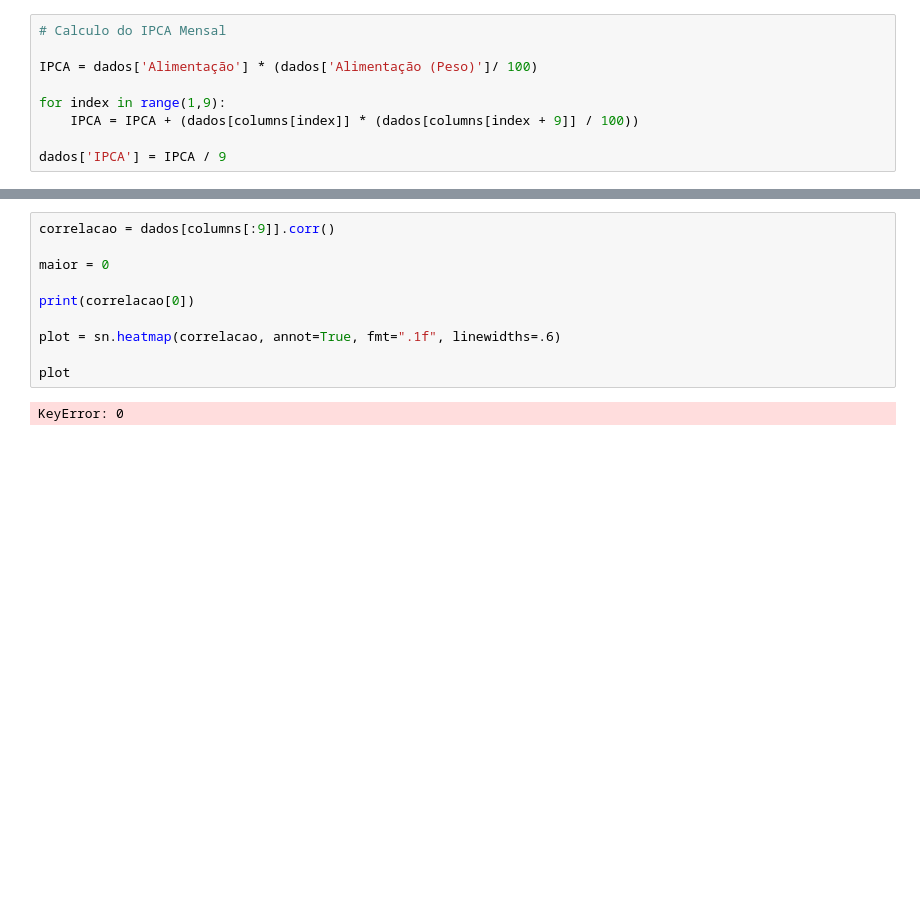
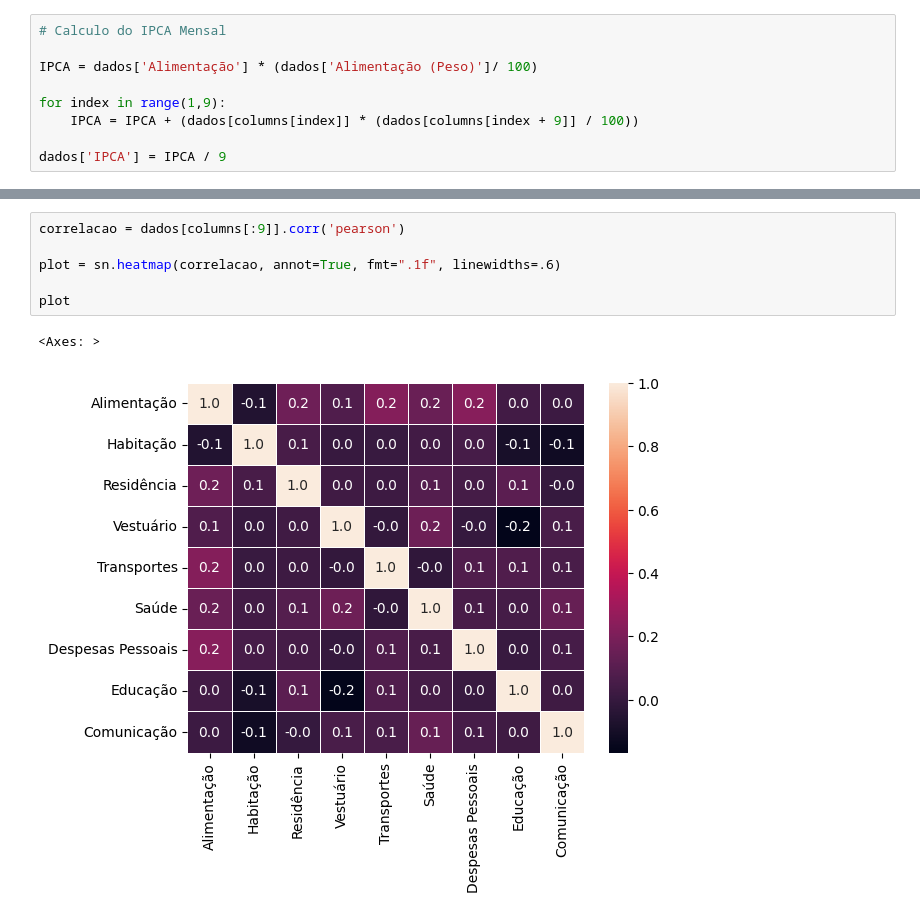
Before and after one commit to masterkey-07/proj-prob-ibge, a Jupyter notebook: notebook.ipynb, the cells around one changed output, grey strips where cells are left out. Saved outputs shown, nothing was run; the diff lists cells and outputs as text; blank space fills up the shorter version.

```diff
--- a/notebook.ipynb
+++ b/notebook.ipynb
@@ -35,12 +45,9 @@ agrupado_ano = dados.groupby('Ano')
 # %%
-correlacao = dados[columns[:9]].corr()
-
-maior = 0
-
-print(correlacao[0])
+correlacao = dados[columns[:9]].corr('pearson')
 
 plot = sn.heatmap(correlacao, annot=True, fmt=".1f", linewidths=.6)
 
 plot
 # %% [output]
-KeyError: 0
+<Axes: >
+[figure, added]
```
Also changed, not shown: parts of 2 cells of this notebook.
